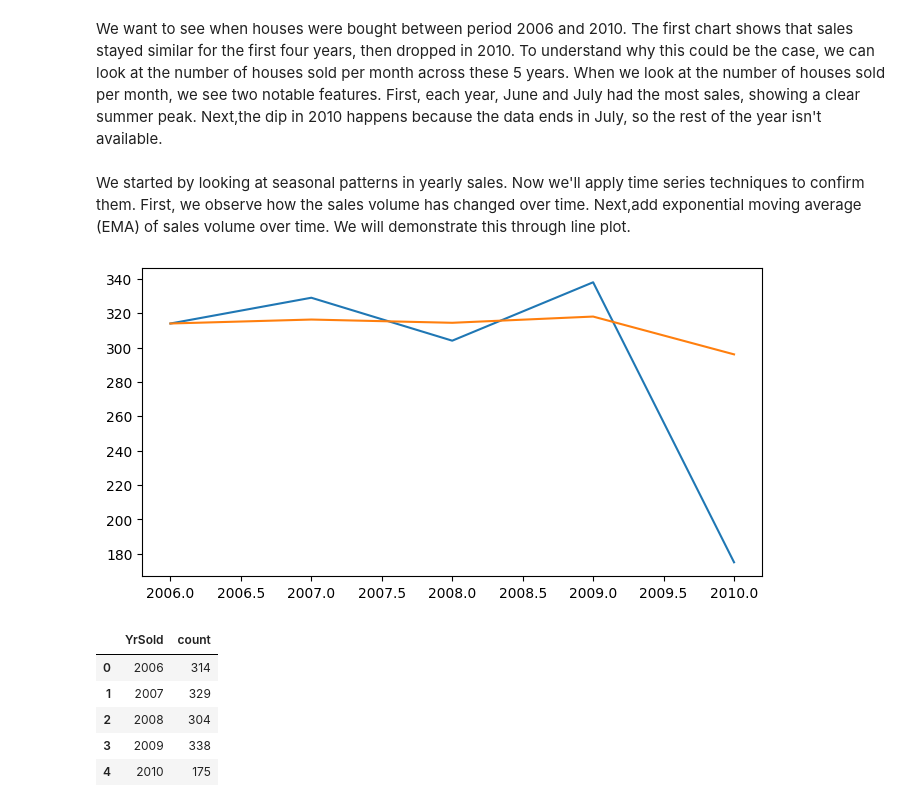
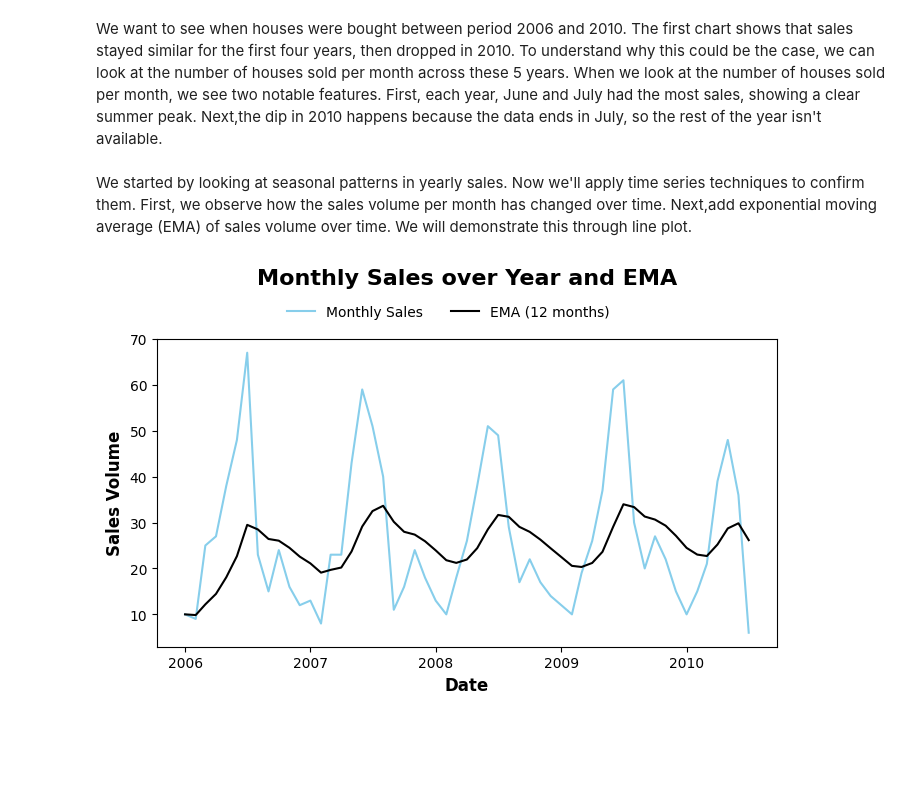
Before and after one commit to annugit1655/Real-Estate-Price-Prediction, a Jupyter notebook: Real-Estate-Price-Prediction/notebooks/eda-time-series.ipynb, the cells around one changed output. Cells and saved outputs as stored; diff of their text form; code cells hidden in the pictures; blank space fills up the shorter version.

Commit message:
time_series_analysis

```diff
--- a/Real-Estate-Price-Prediction/notebooks/eda-time-series.ipynb
+++ b/Real-Estate-Price-Prediction/notebooks/eda-time-series.ipynb
@@ -265,26 +268,28 @@ plt.show()
 # %% [markdown]
 We want to see when houses were bought between period 2006 and 2010. The first chart shows that sales stayed similar for the first four years, then dropped in 2010. To understand why this could be the case, we can look at the number of houses sold per month across these 5 years. When we look at the number of houses sold per month, we see two notable features. First, each year, June and July had the most sales, showing a clear summer peak. Next,the dip in 2010 happens because the data ends in July, so the rest of the year isn't available.
 # %% [markdown]
-We started by looking at seasonal patterns in yearly sales. Now we'll apply time series techniques to confirm them. First, we observe how the sales volume has changed over time. Next,add exponential moving average (EMA) of sales volume over time. We will demonstrate this through line plot.
+We started by looking at seasonal patterns in yearly sales. Now we'll apply time series techniques to confirm them. First, we observe how the sales volume per month has changed over time. Next,add exponential moving average (EMA) of sales volume over time. We will demonstrate this through line plot.
 # %%
-# plot simple line chart of volume over time
-yearly_sales = sales_volume.reset_index(name='Count')
+import matplotlib.dates as mdates
+
+# plot line chart of volume per month over time
+yearly_sales = sales_counts.reset_index(name='Count')
 
 # compute exponential moving average(EMA)
 yearly_sales['EMA'] = yearly_sales['Count'].ewm(span=12, adjust=False).mean()
 
-plt.figure(figsize=(8, 4))
-plt.plot(yearly_sales['YrSold'], yearly_sales['Count'], label="Yearly Sales")
-plt.plot(yearly_sales['YrSold'], yearly_sales['EMA'], label='EMA (12 months)');
+fig, ax = plt.subplots(figsize=(8, 4))
+ax.plot(yearly_sales['YearMonth'], yearly_sales['Count'], color='skyblue', label="Monthly Sales")
+ax.plot(yearly_sales['YearMonth'], yearly_sales['EMA'], color='k', label='EMA (12 months)')
+
+# Force x-axis ticks to show only years
+ax.xaxis.set_major_locator(mdates.YearLocator())          # one tick per year
+ax.xaxis.set_major_formatter(mdates.DateFormatter('%Y'))  # format as YYYY
+
+ax.set_title("Monthly Sales over Year and EMA", fontsize=16, fontweight='bold', y=1.15)
+ax.set_xlabel("Date", fontsize=12, fontweight='bold')
+ax.set_ylabel("Sales Volume", fontsize=12, fontweight='bold')
+ax.legend(loc='upper right', bbox_to_anchor=(0.75, 1.15), ncol=2, frameon=False)
+plt.show()
 # %% [output]
-[figure, old version]
+[figure, new version]
-# %%
-yearly_sales = sales_volume.reset_index(name='count')
-yearly_sales
-# %% [output]
-|  | YrSold | count |
-| 0 | 2006 | 314 |
-| 1 | 2007 | 329 |
-| 2 | 2008 | 304 |
-| 3 | 2009 | 338 |
-| 4 | 2010 | 175 |
```
Also changed, not shown: parts of 14 cells of this notebook.
